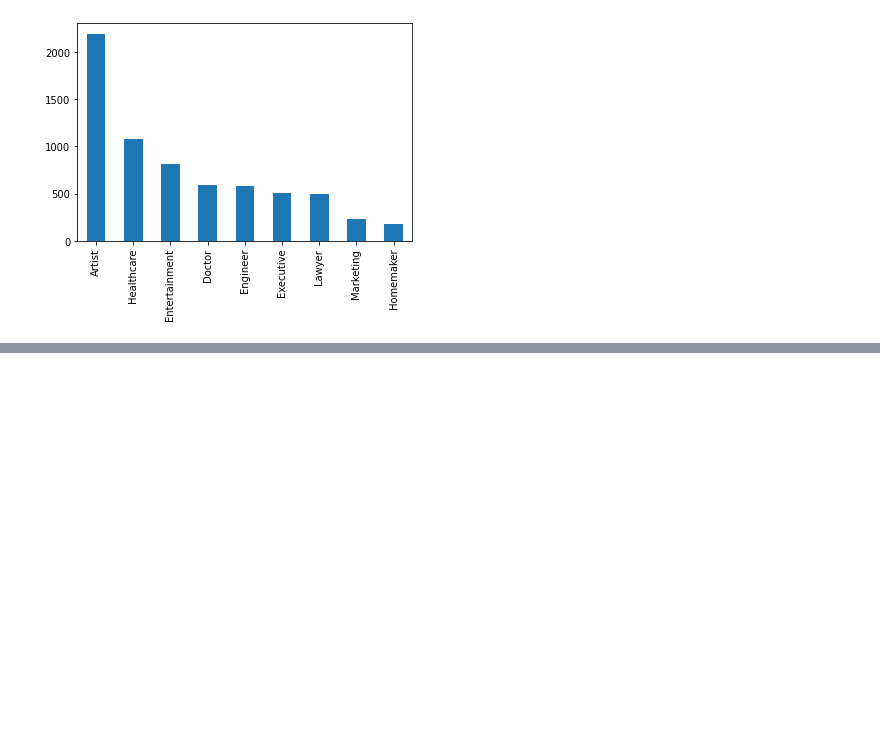
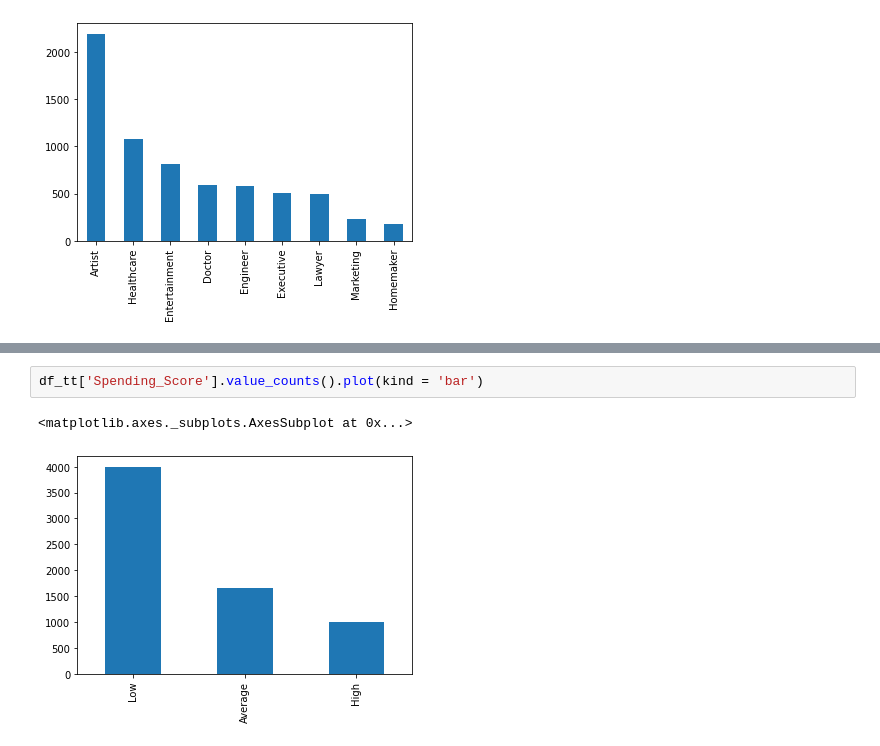
Before and after one commit to willakuffo/ML_finalproject, a Jupyter notebook: customer_Segmentation.ipynb, the cells around one changed output, grey strips where cells are left out. Saved outputs shown, nothing was run; the diff lists cells and outputs as text; blank space fills up the shorter version.

```diff
--- a/customer_Segmentation.ipynb
+++ b/customer_Segmentation.ipynb
@@ -198,0 +235,5 @@ sns.kdeplot(df_tt['Age'],label = 'age')
+# %%
+df_tt['Spending_Score'].value_counts().plot(kind = 'bar')
+# %% [output]
+<matplotlib.axes._subplots.AxesSubplot at 0x...>
+[figure, added]
```
Also changed, not shown: parts of 144 cells of this notebook.
